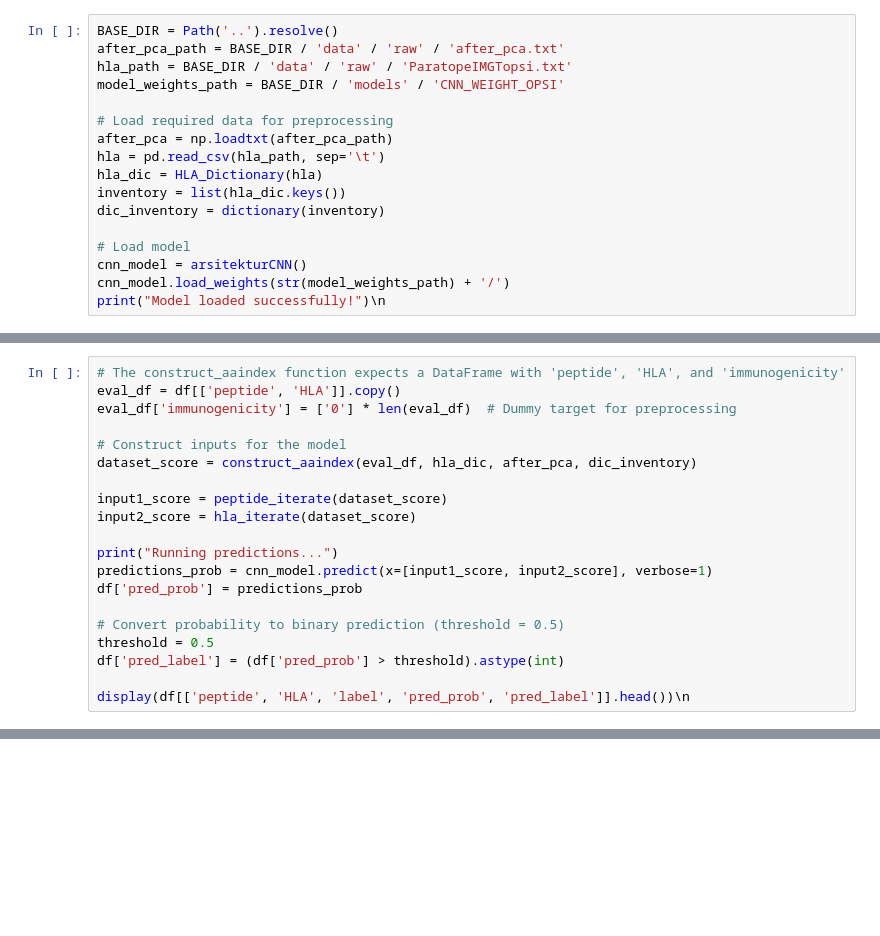
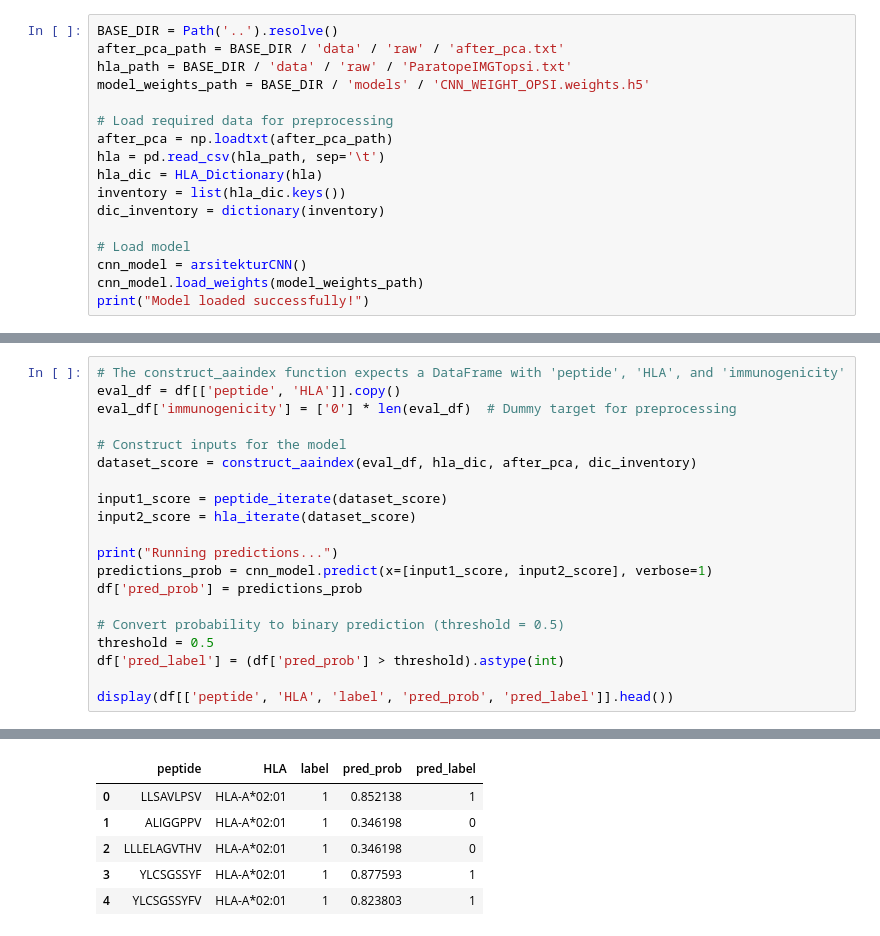
Before and after one commit to Terano24/Deep-Learning-Research-Project, a Jupyter notebook: notebooks/Model_Evaluation.ipynb, the cells around one changed output, grey strips where cells are left out. Cells and saved outputs as stored; diff of their text form; blank space fills up the shorter version.

```diff
--- a/notebooks/Model_Evaluation.ipynb
+++ b/notebooks/Model_Evaluation.ipynb
@@ -7,7 +27,7 @@ os.environ['TF_USE_LEGACY_KERAS'] = '1'
 BASE_DIR = Path('..').resolve()
 after_pca_path = BASE_DIR / 'data' / 'raw' / 'after_pca.txt'
 hla_path = BASE_DIR / 'data' / 'raw' / 'ParatopeIMGTopsi.txt'
-model_weights_path = BASE_DIR / 'models' / 'CNN_WEIGHT_OPSI'
+model_weights_path = BASE_DIR / 'models' / 'CNN_WEIGHT_OPSI.weights.h5'
 
 # Load required data for preprocessing
 after_pca = np.loadtxt(after_pca_path)
@@ -18,5 +38,5 @@ dic_inventory = dictionary(inventory)
 
 # Load model
 cnn_model = arsitekturCNN()
-cnn_model.load_weights(str(model_weights_path) + '/')
-print("Model loaded successfully!")\n
+cnn_model.load_weights(model_weights_path)
+print("Model loaded successfully!")
@@ -62,4 +101,5 @@ df['pred_prob'] = predictions_prob
 threshold = 0.5
 df['pred_label'] = (df['pred_prob'] > threshold).astype(int)
 
-display(df[['peptide', 'HLA', 'label', 'pred_prob', 'pred_label']].head())\n
+display(df[['peptide', 'HLA', 'label', 'pred_prob', 'pred_label']].head())
+# %% [output]
@@ -66,3 +108,9 @@ display(df[['peptide', 'HLA', 'label', 'pred_prob', 'pred_label']].head())\n
+|  | peptide | HLA | label | pred_prob | pred_label |
+| 0 | LLSAVLPSV | HLA-A*02:01 | 1 | 0.852138 | 1 |
+| 1 | ALIGGPPV | HLA-A*02:01 | 1 | 0.346198 | 0 |
+| 2 | LLLELAGVTHV | HLA-A*02:01 | 1 | 0.346198 | 0 |
+| 3 | YLCSGSSYF | HLA-A*02:01 | 1 | 0.877593 | 1 |
+| 4 | YLCSGSSYFV | HLA-A*02:01 | 1 | 0.823803 | 1 |
 # %%
 y_true = df['label'].values
 y_pred = df['pred_label'].values
```
Also changed, not shown: parts of 8 cells of this notebook, 1 other file.
